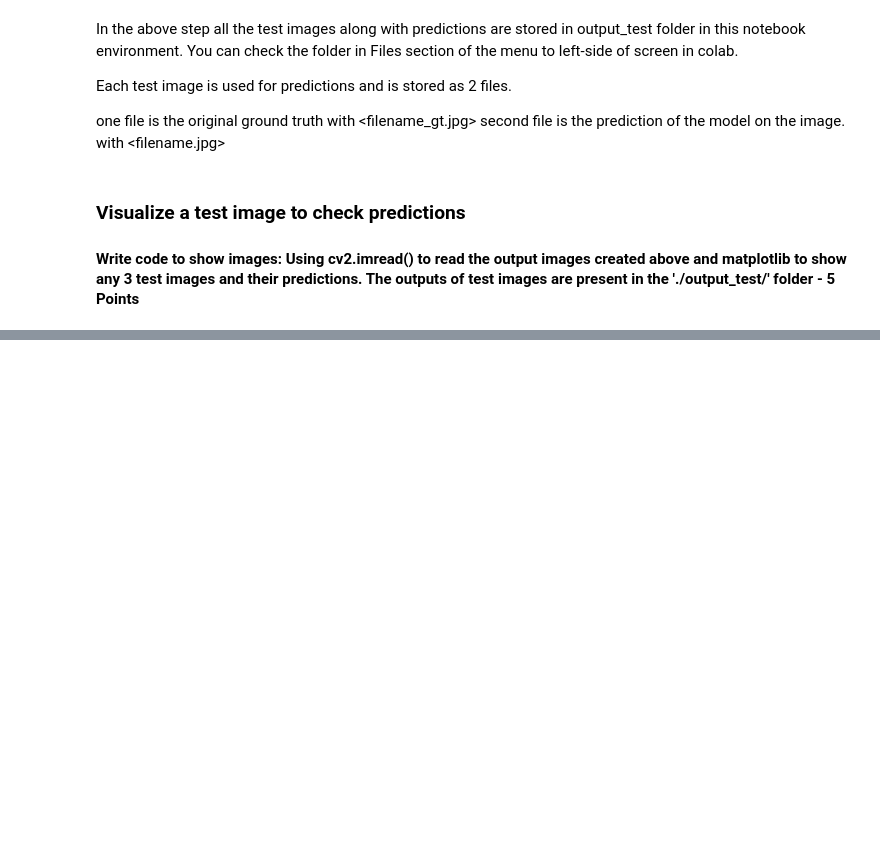
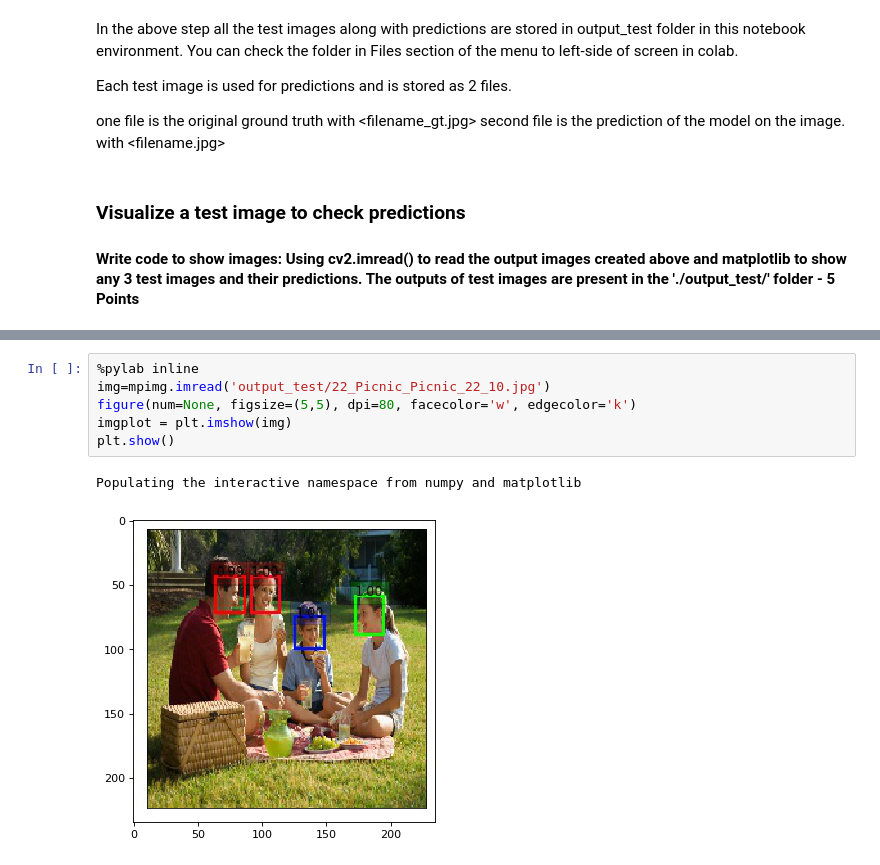
Before and after one commit to theakshaydas/PGP-AIML, a Jupyter notebook: CaseStudies/11-Convolution.Neural.Network-Face.Detection/Face Detection - MobileNet Transfer Learning.ipynb, the cells around one changed output, grey strips where cells are left out. Saved outputs shown, nothing was run; the diff lists cells and outputs as text; blank space fills up the shorter version.

```diff
--- a/CaseStudies/11-Convolution.Neural.Network-Face.Detection/Face Detection - MobileNet Transfer Learning.ipynb
+++ b/CaseStudies/11-Convolution.Neural.Network-Face.Detection/Face Detection - MobileNet Transfer Learning.ipynb
@@ -640,0 +637,9 @@ second file is the prediction of the model on the image. with <filename.jpg>
+# %%
+%pylab inline
+img=mpimg.imread('output_test/22_Picnic_Picnic_22_10.jpg')
+figure(num=None, figsize=(5,5), dpi=80, facecolor='w', edgecolor='k')
+imgplot = plt.imshow(img)
+plt.show()
+# %% [output]
+Populating the interactive namespace from numpy and matplotlib
+[figure, added]
```
Also changed, not shown: parts of 34 cells of this notebook.
